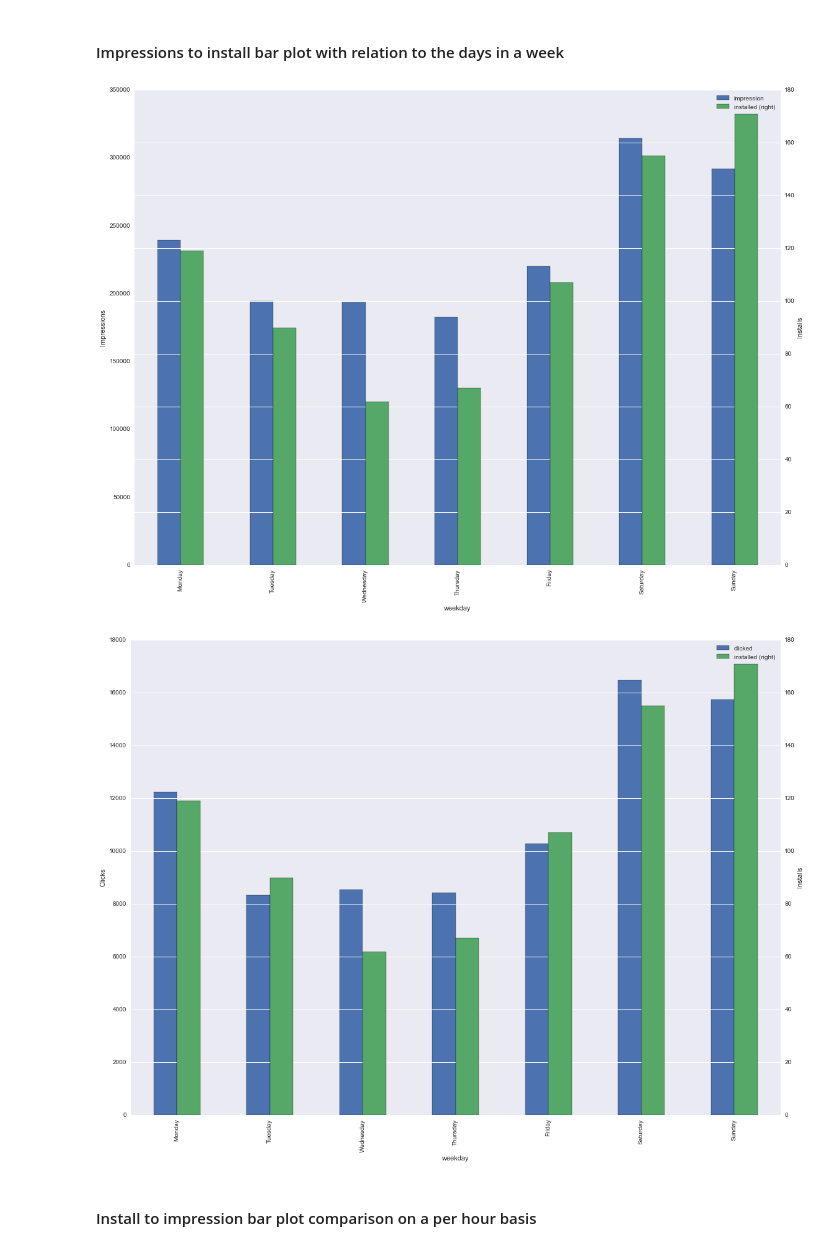
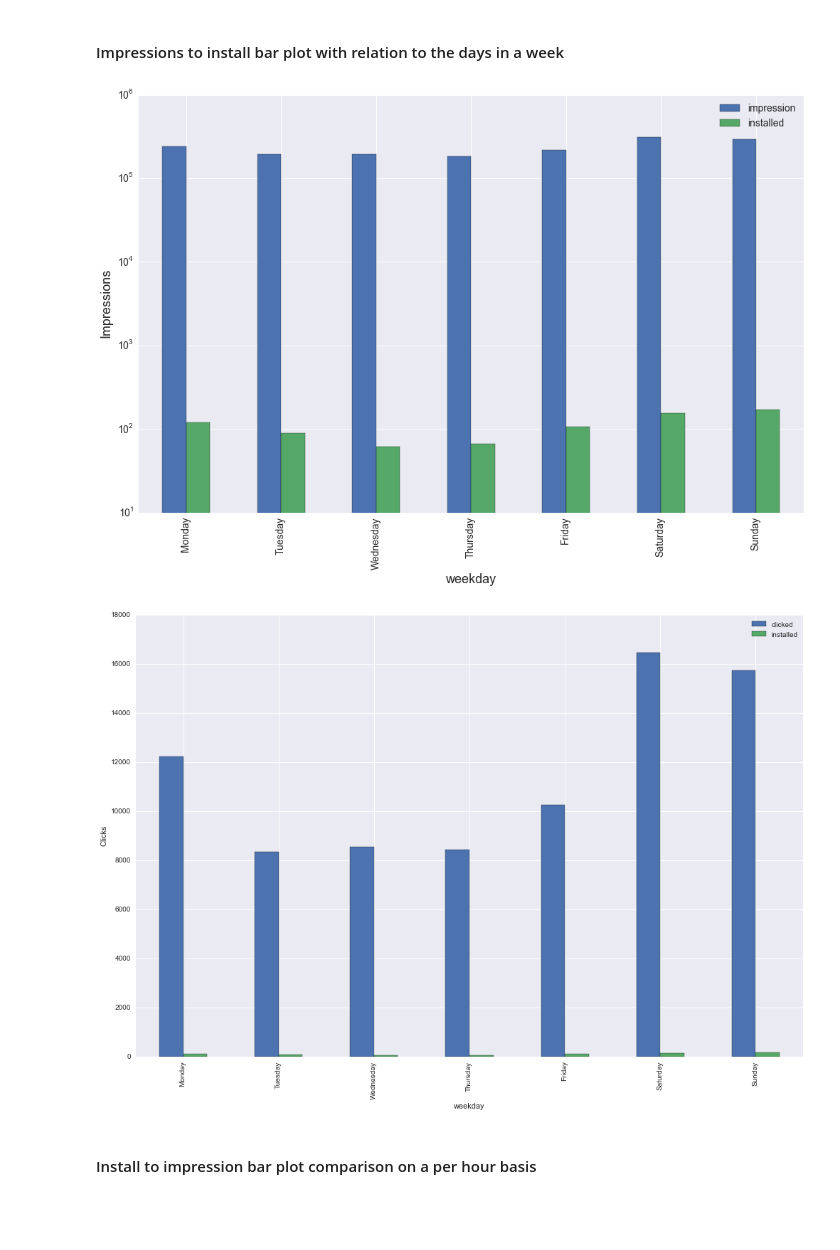
Before and after one commit to kkwanyang/app_lift, a Jupyter notebook: Feature_Exploration.ipynb, the cells around one changed output. Drawn from its saved outputs; the diff is of its cells as text; code cells hidden in the pictures; blank space fills up the shorter version.

```diff
--- a/Feature_Exploration.ipynb
+++ b/Feature_Exploration.ipynb
@@ -5,9 +5,10 @@ import numpy as np
 import pandas as pd
 import matplotlib.pyplot as plt
 import matplotlib.pylab as pylab
+# %%
+dpii=200;
 # %%
-pylab.rcParams['figure.figsize'] = 16, 12
-dpii=500;
+pylab.rcParams['figure.figsize'] = 14, 10
 # %%
 filename='ATA_data.csv'
 # %%
@@ -28,11 +39,14 @@ grouped_w=df.groupby('weekday')['impression','installed'].sum()
 # %%
 days=['Monday', 'Tuesday', 'Wednesday','Thursday','Friday', 'Saturday', 'Sunday']
 # %%
-day_plot = grouped_w.plot(kind='bar', secondary_y='installed')
-plt.xticks(grouped_w.index-1, days, rotation='vertical');
-plt.ylabel('Installs');
+day_plot = grouped_w.plot(kind='bar', logy= True)
+plt.xticks(grouped_w.index-1, days, rotation='vertical', fontsize = 14);
+plt.yticks(fontsize = 14);
+plt.ylabel('Installs', fontsize = 18);
+plt.xlabel('weekday', fontsize = 18);
 day_plot.set_ylabel('Impressions');
+plt.legend(fontsize = 14, loc = 0);
 plt.tight_layout()
 plt.savefig('Impressions_Installs_Daily.png', dpi=dpii)
 # %% [output]
-[figure, old version]
+[figure, new version]
@@ -39,14 +55,14 @@ plt.savefig('Impressions_Installs_Daily.png', dpi=dpii)
 # %%
 grouped_wCI=df.groupby('weekday')['clicked','installed'].sum()
 # %%
-day_plot2 = grouped_wCI.plot(kind='bar', secondary_y='installed')
+day_plot2 = grouped_wCI.plot(kind='bar')
 plt.xticks(grouped_w.index-1, days, rotation='vertical');
 plt.ylabel('Installs');
 day_plot2.set_ylabel('Clicks');
 plt.tight_layout()
 plt.savefig('Click_Installs_Daily.png', dpi=dpii)
 # %% [output]
-[figure, old version]
+[figure, new version]
 # %% [markdown]
 #### Install to impression bar plot comparison on a per hour basis
 # %%
```
Also changed, not shown: parts of 21 cells of this notebook, 13 other files.
